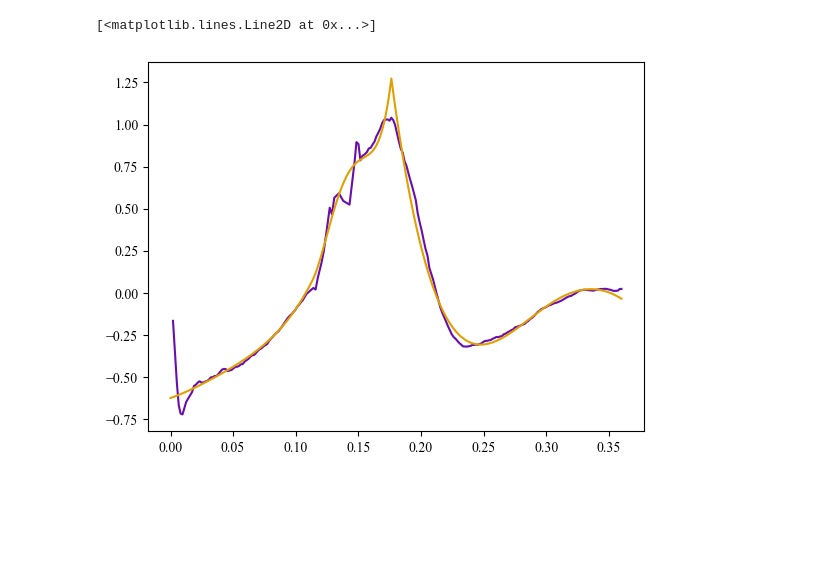
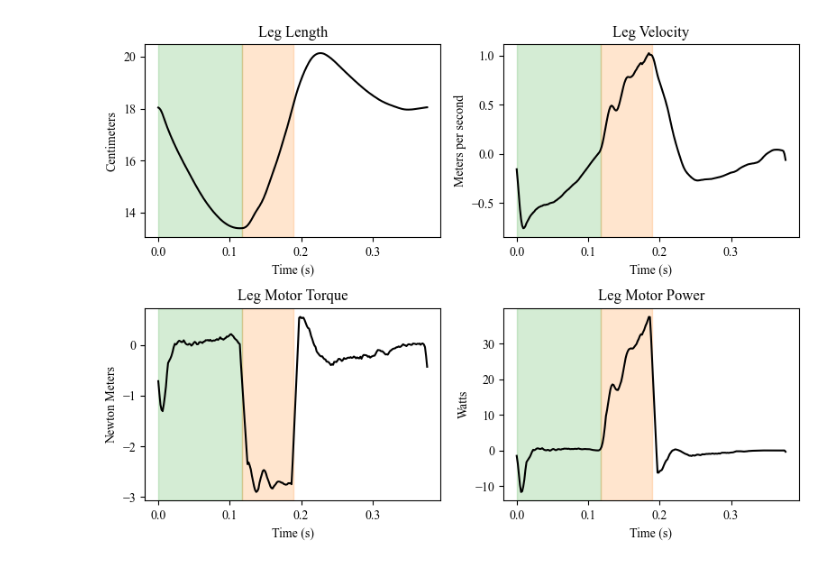
Before and after one commit to JGSuw/hsa_hopper_control, a Jupyter notebook: notebooks/design_paper/hop_energy_figs.ipynb, the cells around one changed output. Saved outputs shown, nothing was run; the diff lists cells and outputs as text; code cells hidden in the pictures; blank space fills up the shorter version.

```diff
--- a/notebooks/design_paper/hop_energy_figs.ipynb
+++ b/notebooks/design_paper/hop_energy_figs.ipynb
@@ -242,21 +184,56 @@ See the caveats in the documentation: https://pandas.pydata.org/pandas-docs/stab
-# %%
-from matplotlib import pyplot as plt
-df = conditions['hsa_1300g'][0]['data']
-frame = df['hop_idx'] == 1
-t = df.loc[frame,'t_s']
-# plt.plot(t,df.loc[frame, 'xdot'])
-# plt.plot(t,df.loc[frame,'ydot'])
-plt.plot(t[1:],np.diff(df.loc[frame,'y_m'])/np.diff(t))
-plt.plot(t,df.loc[frame,'ydot'])
-# plt.plot(t,x_fit[:,0])
-# plt.plot(t,df['xdot'])
-# plt.plot(t,xdot_fit[:,0])
-# plt.plot(t,xddot_fit[:,0])
-# print(x_fit.shape)
-# print(t.shape)
-# %% [output]
-[<matplotlib.lines.Line2D at 0x...>]
-[figure, removed]
+# %%
+from matplotlib import pyplot as plt
+cond = 'hsa_1500g'
+trials = conditions[cond]
+df = trials[0]['data']
+for hop in df['hop_idx'].unique():
+    frame = df['hop_idx'] == hop
+    t = df.loc[frame, 't_s'].to_numpy()
+    tau = df.loc[frame, 'torque'].to_numpy()
+    x = df.loc[frame, 'x_rad'].to_numpy()
+    y = df.loc[frame, 'y_m'].to_numpy()
+    ydot = df.loc[frame, 'ydot'].to_numpy()
+    xdot = df.loc[frame, 'xdot'].to_numpy()
+    xddot = df.loc[frame, 'xddot'].to_numpy()
+    mode = df.loc[frame, 'mode'].to_numpy()
+fig, axs = plt.subplots(nrows=2,ncols=2, figsize=(8,6))
+
+i_stance1 = next(i for i in range(len(mode)) if mode[i] == HopController._STANCE1)
+i_flight = next(i for i in range(len(mode)) if mode[i] == HopController._FLIGHT)
+t = t-t[0]
+axs[0,0].set_title('Leg Length')
+axs[0,0].plot(t, 100*y, color='black')
+axs[0,0].axvspan(t[0], t[i_stance1], alpha=.2, color='C3')
+axs[0,0].axvspan(t[i_stance1], t[i_flight], alpha=.2, color='C4')
+axs[0,0].set_xlabel('Time (s)')
+axs[0,0].set_ylabel('Centimeters')
+
+axs[0,1].set_title('Leg Velocity')
+axs[0,1].plot(t, ydot, color='black')
+axs[0,1].axvspan(t[0], t[i_stance1], alpha=.2, color='C3')
+axs[0,1].axvspan(t[i_stance1], t[i_flight], alpha=.2, color='C4')
+axs[0,1].set_xlabel('Time (s)')
+axs[0,1].set_ylabel('Meters per second')
+
+axs[1,0].set_title('Leg Motor Torque')
+axs[1,0].plot(t, tau, color='black')
+axs[1,0].axvspan(t[0], t[i_stance1], alpha=.2, color='C3')
+axs[1,0].axvspan(t[i_stance1], t[i_flight], alpha=.2, color='C4')
+axs[1,0].set_xlabel('Time (s)')
+axs[1,0].set_ylabel('Newton Meters')
+
+axs[1,1].set_title('Leg Motor Power')
+axs[1,1].plot(t, tau*xdot, color='black')
+axs[1,1].axvspan(t[0], t[i_stance1], alpha=.2, color='C3')
+axs[1,1].axvspan(t[i_stance1], t[i_flight], alpha=.2, color='C4')
+axs[1,1].set_xlabel('Time (s)')
+axs[1,1].set_ylabel('Watts')
+fig.tight_layout()
+fig.savefig('exmaple_trajectory.png', dpi=900)
+# plt.plot(t-t[0],100*y)
+# plt.plot(t-t[0],tau)
+# %% [output]
+[figure, added]
 # %%
 """
 drop any incomplete hops from data frames
```
Also changed, not shown: parts of 29 cells of this notebook, 1 other file.
